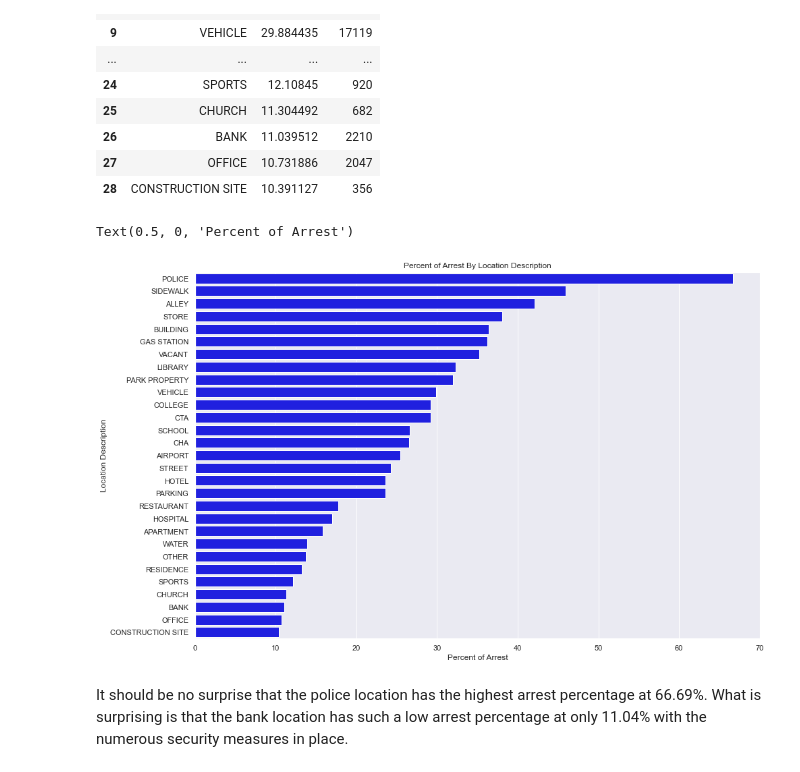
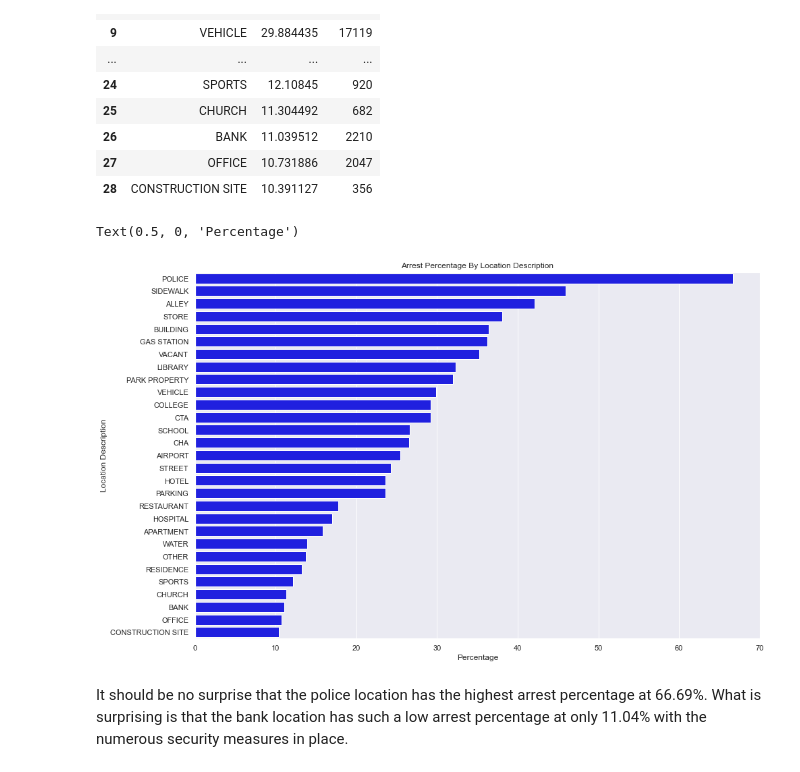
Before and after one commit to AustinYunker/Chicago-Crime-Analysis, a Jupyter notebook: Data Cleaning and Exploration.ipynb, the cells around one changed output. Cells and saved outputs as stored; diff of their text form; code cells hidden in the pictures.

```diff
--- a/Data Cleaning and Exploration.ipynb
+++ b/Data Cleaning and Exploration.ipynb
@@ -899,9 +898,8 @@ Interestingly, Narcotic crimes rank 4th of most occurrences and are also 4th in
 # %% [markdown]
 ### Arrest Percentage By Location
 # %%
-#Group by location while summarizing by arrest
-descrip_grp = chicago_train.groupby("location_description")["arrest"].aggregate(["mean", "sum"]) \
-                                                                        .sort_values(by="mean", ascending=False)
+#Group by location while summarizing arrest
+descrip_grp = chicago_train.groupby("location_description")["arrest"].aggregate(["mean", "sum"]).sort_values(by="mean", ascending=False)
 descrip_grp = descrip_grp.reset_index()
 #Change to percentage
 descrip_grp["mean"] *= 100
@@ -927,14 +925,14 @@ descrip_grp
 # %%
 #Make a bar chart of the results
 sns.set(rc = {'figure.figsize':(15,10)})
 sns.barplot(x="mean", y = "location_description", order = descrip_grp["location_description"] \
                                             , data = descrip_grp, color = "blue")
-plt.title("Percent of Arrest By Location Description")
+plt.title("Arrest Percentage By Location Description")
 plt.ylabel("Location Description")
-plt.xlabel("Percent of Arrest")
+plt.xlabel("Percentage")
 # %% [output]
-Text(0.5, 0, 'Percent of Arrest')
+Text(0.5, 0, 'Percentage')
-[figure, old version]
+[figure, new version]
 # %% [markdown]
 It should be no surprise that the police location has the highest arrest percentage at 66.69%. What is surprising is that the bank location has such a low arrest percentage at only 11.04% with the numerous security measures in place.
 # %% [markdown]
```
Also changed, not shown: parts of 26 cells of this notebook.
